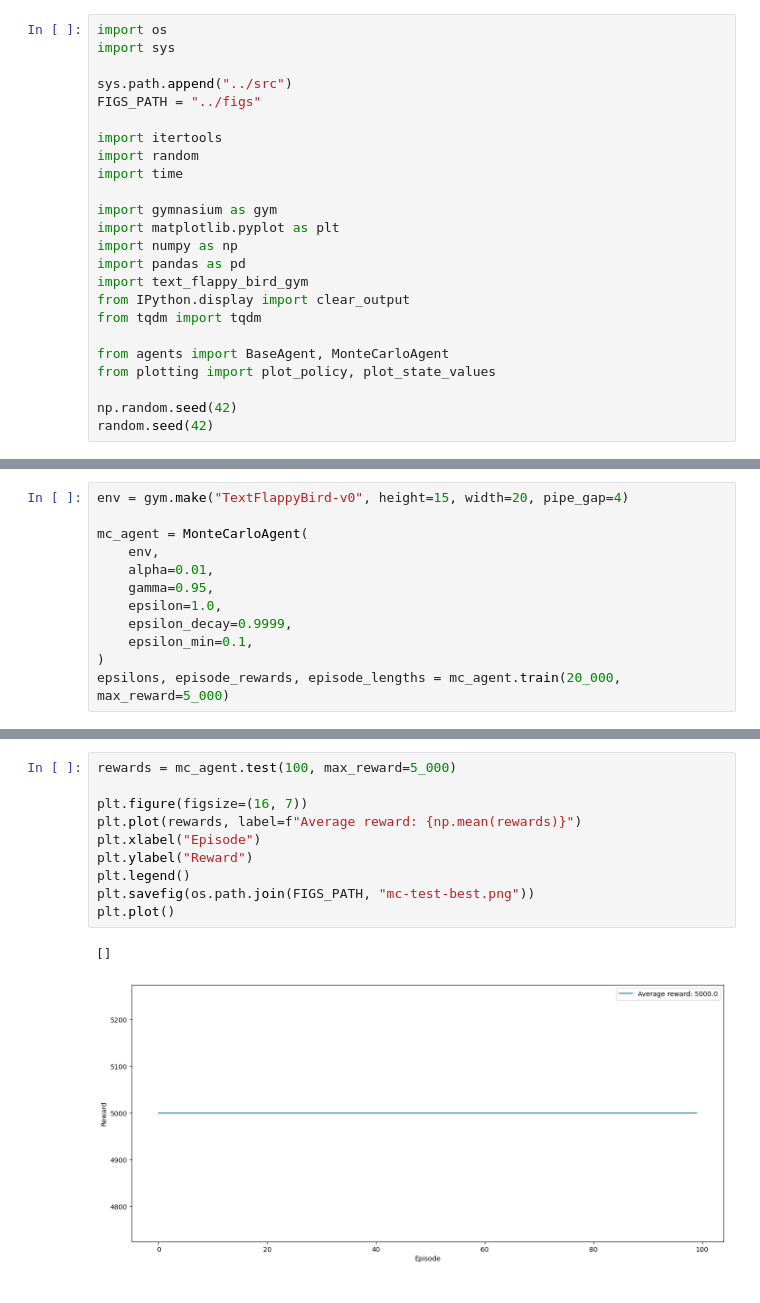
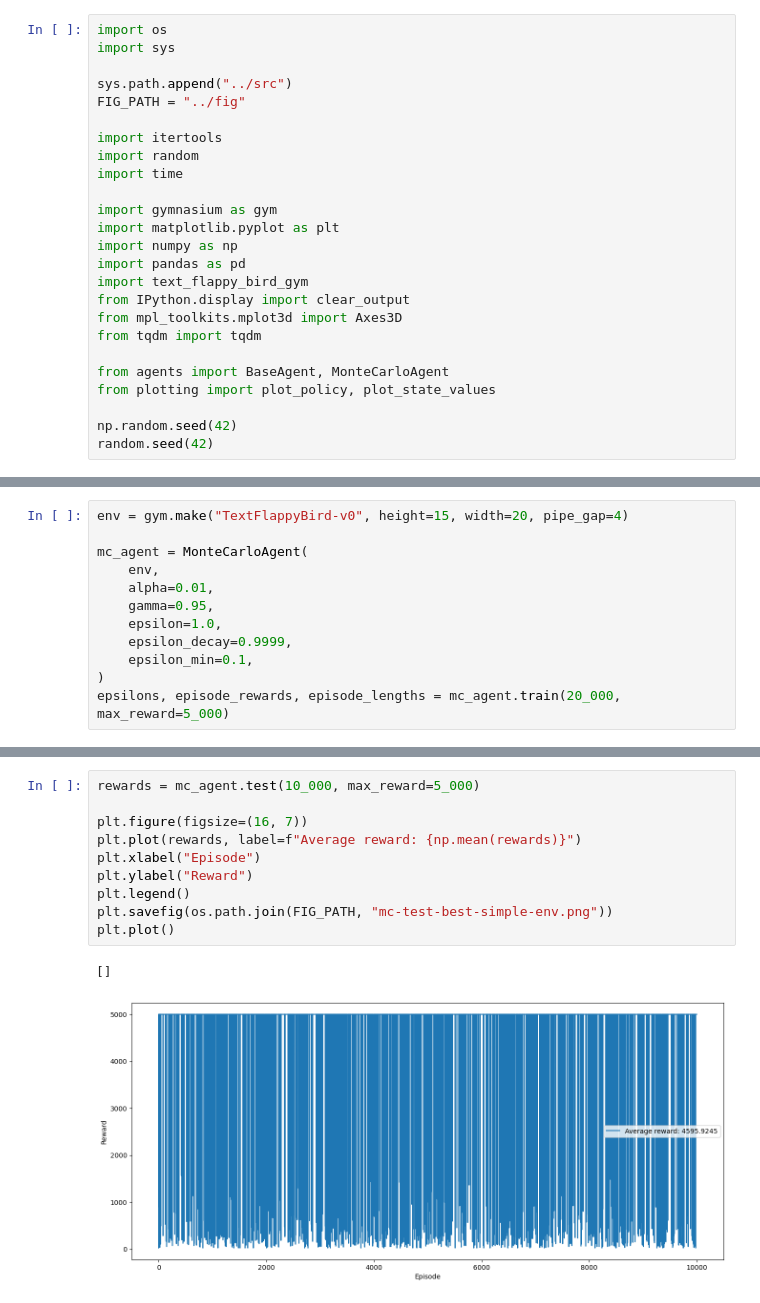
Before and after one commit to gralexrob1/flappy-bird-rl, a Jupyter notebook: notebooks/monte-carlo-simple-env.ipynb, the cells around one changed output, grey strips where cells are left out. Cells and saved outputs as stored; diff of their text form.

```diff
--- a/notebooks/monte-carlo-simple-env.ipynb
+++ b/notebooks/monte-carlo-simple-env.ipynb
@@ -5,7 +5,7 @@ import os
 import sys
 
 sys.path.append("../src")
-FIGS_PATH = "../figs"
+FIG_PATH = "../fig"
 
 import itertools
 import random
@@ -17,6 +17,7 @@ import numpy as np
 import pandas as pd
 import text_flappy_bird_gym
 from IPython.display import clear_output
+from mpl_toolkits.mplot3d import Axes3D
 from tqdm import tqdm
 
 from agents import BaseAgent, MonteCarloAgent
@@ -176,16 +178,16 @@ plt.show()
 # %%
-rewards = mc_agent.test(100, max_reward=5_000)
+rewards = mc_agent.test(10_000, max_reward=5_000)
 
 plt.figure(figsize=(16, 7))
 plt.plot(rewards, label=f"Average reward: {np.mean(rewards)}")
 plt.xlabel("Episode")
 plt.ylabel("Reward")
 plt.legend()
-plt.savefig(os.path.join(FIGS_PATH, "mc-test-best.png"))
+plt.savefig(os.path.join(FIG_PATH, "mc-test-best-simple-env.png"))
 plt.plot()
 # %% [output]
 []
-[figure, old version]
+[figure, new version]
 # %%
 plot_state_values(
     mc_agent.Q,
```
Also changed, not shown: parts of 11 cells of this notebook, 33 other files.
